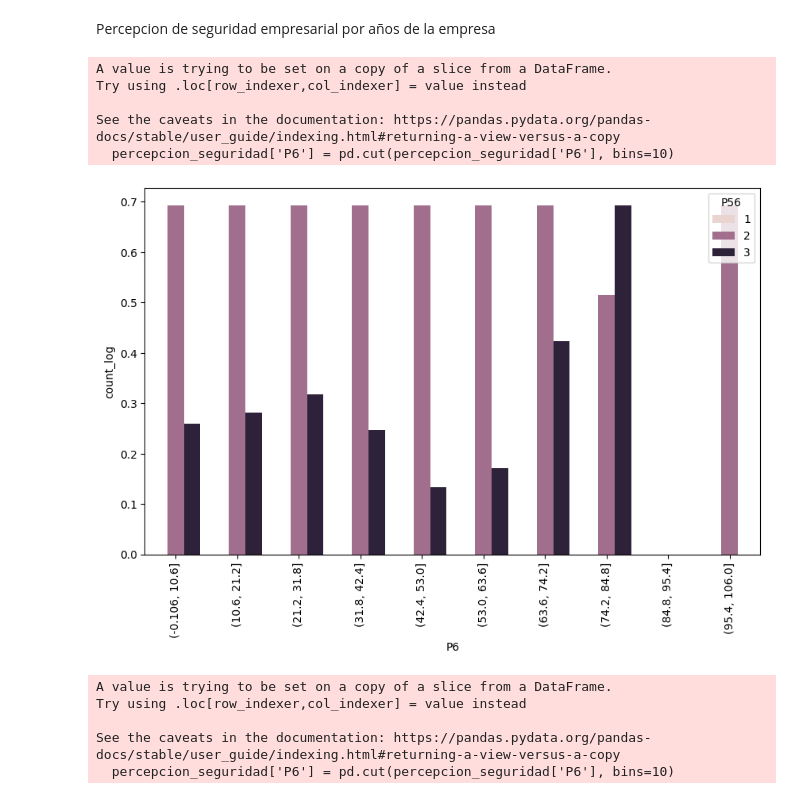
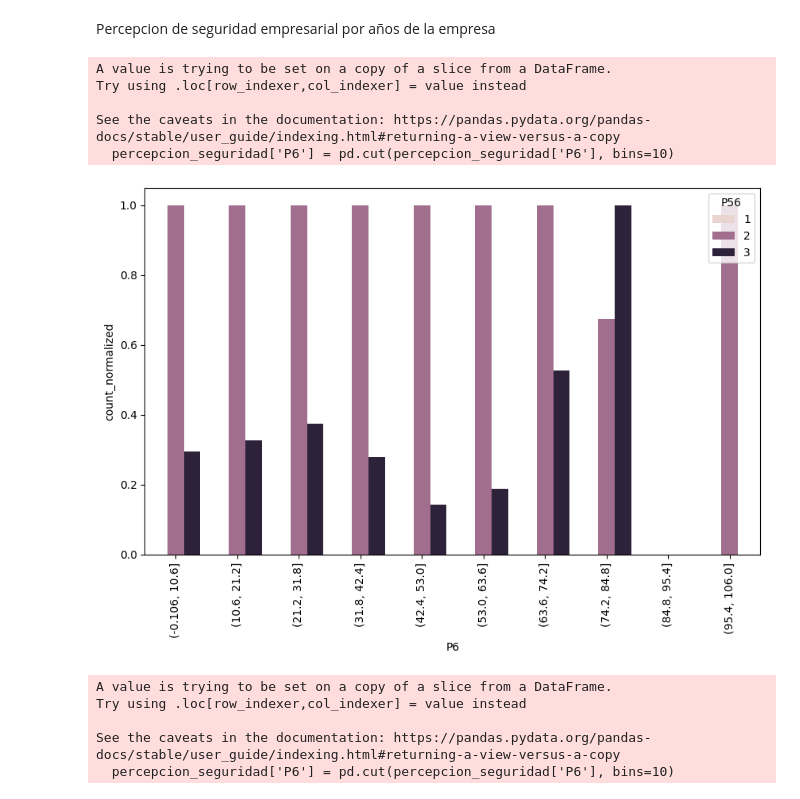
Before and after one commit to JuanParraG/dinamita-de-datos, a Jupyter notebook: Análisis de datos.ipynb, the cells around one changed output. Cells and saved outputs as stored; diff of their text form; code cells hidden in the pictures.

```diff
--- a/Análisis de datos.ipynb
+++ b/Análisis de datos.ipynb
@@ -384,34 +384,34 @@ Percepcion de seguridad empresarial por años de la empresa
 # %%
 percepcion_seguridad = ECN2022EXP[["P6", "P56"]]
 
 # Definir los bins para la columna 'P6'
 percepcion_seguridad['P6'] = pd.cut(percepcion_seguridad['P6'], bins=10)
 
 # Agrupar y contar los valores
 percepcion_seguridad = percepcion_seguridad.groupby(["P6", "P56"]).size().reset_index(name='count')
 
 # Normalizar los valores
 xmax = percepcion_seguridad.groupby("P6")['count'].max()
 xmin = percepcion_seguridad.groupby("P6")['count'].min()
 percepcion_seguridad['count_normalized'] = percepcion_seguridad.groupby('P6')['count'].transform(lambda x: (x - xmin[x.name]) / (xmax[x.name] - xmin[x.name]))
 
-# Aplicar transformación logarítmica
-percepcion_seguridad['count_log'] = np.log(percepcion_seguridad['count_normalized'] + 1)  # Se suma 1 para evitar log(0)
+
+
 
 # Graficar el gráfico de barras
 plt.figure(figsize=(10, 6))
-sns.barplot(data=percepcion_seguridad, x='P6', y='count_log', hue='P56')
+sns.barplot(data=percepcion_seguridad, x='P6', y='count_normalized', hue='P56')
 plt.xticks(rotation=90)
 
 # Mostrar el gráfico
 plt.show()
 # %% [output]
 A value is trying to be set on a copy of a slice from a DataFrame.
 Try using .loc[row_indexer,col_indexer] = value instead
 
 See the caveats in the documentation: https://pandas.pydata.org/pandas-docs/stable/user_guide/indexing.html#returning-a-view-versus-a-copy
   percepcion_seguridad['P6'] = pd.cut(percepcion_seguridad['P6'], bins=10)
-[figure, old version]
+[figure, new version]
 # %%
 percepcion_seguridad = ECN2022EXP[["P6","P56"]]
 percepcion_seguridad['P6'] = pd.cut(percepcion_seguridad['P6'], bins=10)
```
Also changed, not shown: parts of 9 cells of this notebook.
